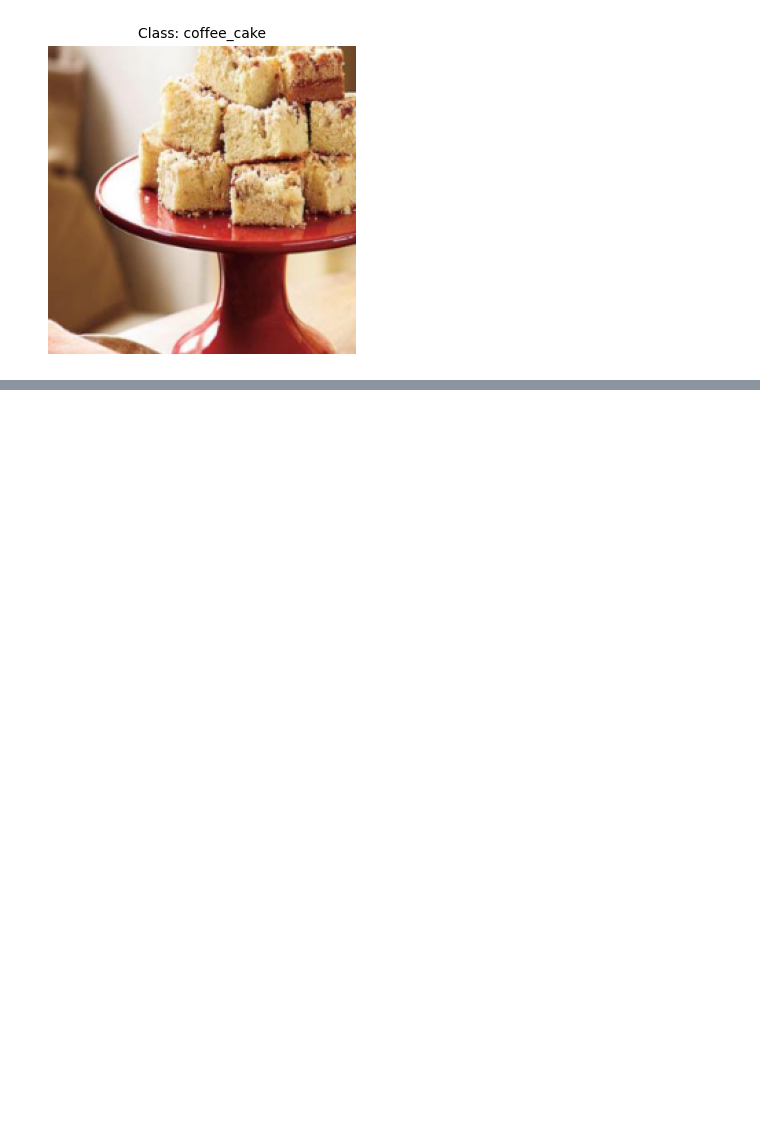
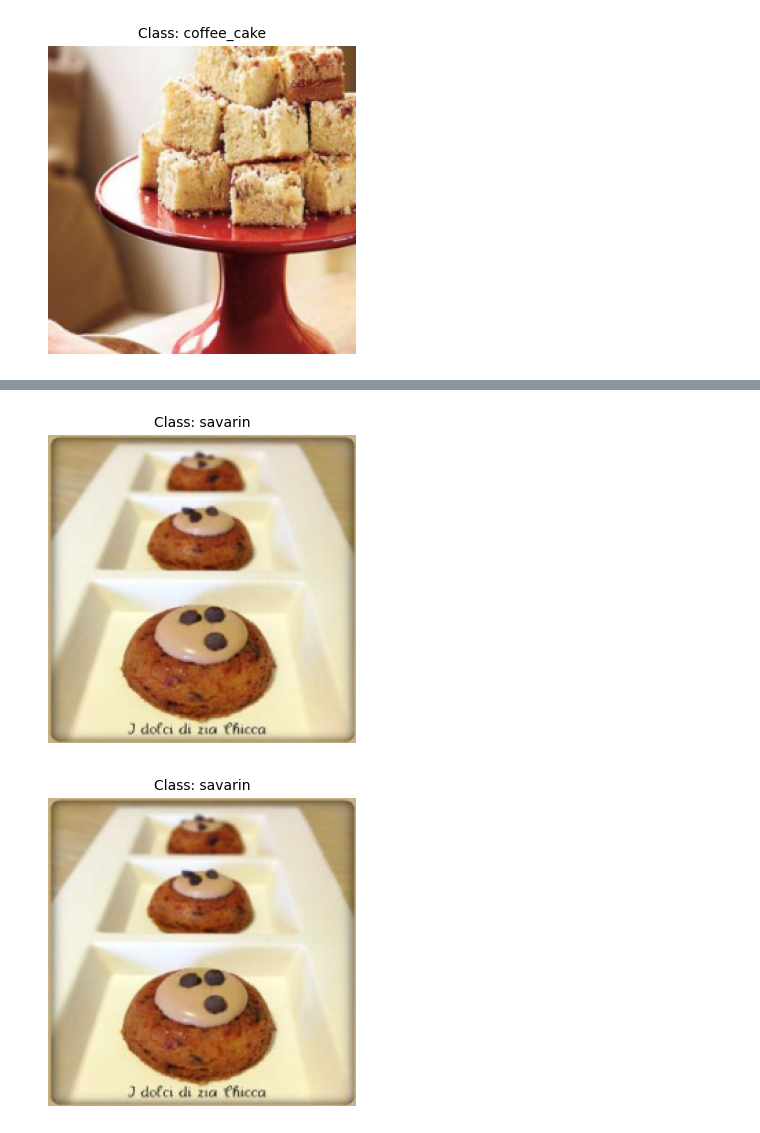
Before and after one commit to arcticronin/food_SSL, a Jupyter notebook: statistics.ipynb, the cells around one changed output, grey strips where cells are left out. Drawn from its saved outputs; the diff is of its cells as text; code cells hidden in the pictures; blank space fills up the shorter version.

```diff
--- a/statistics.ipynb
+++ b/statistics.ipynb
@@ -293,0 +354,37 @@ NameError: name 'sorted_classes' is not defined
+# %%
+# plot a image of th class "index" from the test set and one from the ones that are predicted instead of it
+
+max_pred = np.argmax(line)
+
+# get the first image of the class "index"
+for i, (image, label) in enumerate(plotloader):
+    if label == index:
+        break
+
+image = image.squeeze().permute(1, 2, 0).numpy()
+
+fig = plt.figure(figsize=(4,4))
+plt.imshow(image)
+plt.axis('off')
+plt.title(f'Class: {classes[index]}')
+plt.show()
+
+fig.savefig(f'../figures_report/images_{classes[index]}.jpg')
+
+# get image for the most predicted class
+for i, (image, label) in enumerate(plotloader):
+    if label == max_pred:
+        break
+
+image = image.squeeze().permute(1, 2, 0).numpy()
+
+fig = plt.figure(figsize=(4,4))
+plt.imshow(image)
+plt.axis('off')
+plt.title(f'Class: {classes[max_pred]}')
+plt.show()
+
+fig.savefig(f'../figures_report/images_{classes[index]}_{classes[max_pred]}.jpg')
+# %% [output]
+[figure, added]
+[figure, added]
```
Also changed, not shown: parts of 13 cells of this notebook.
